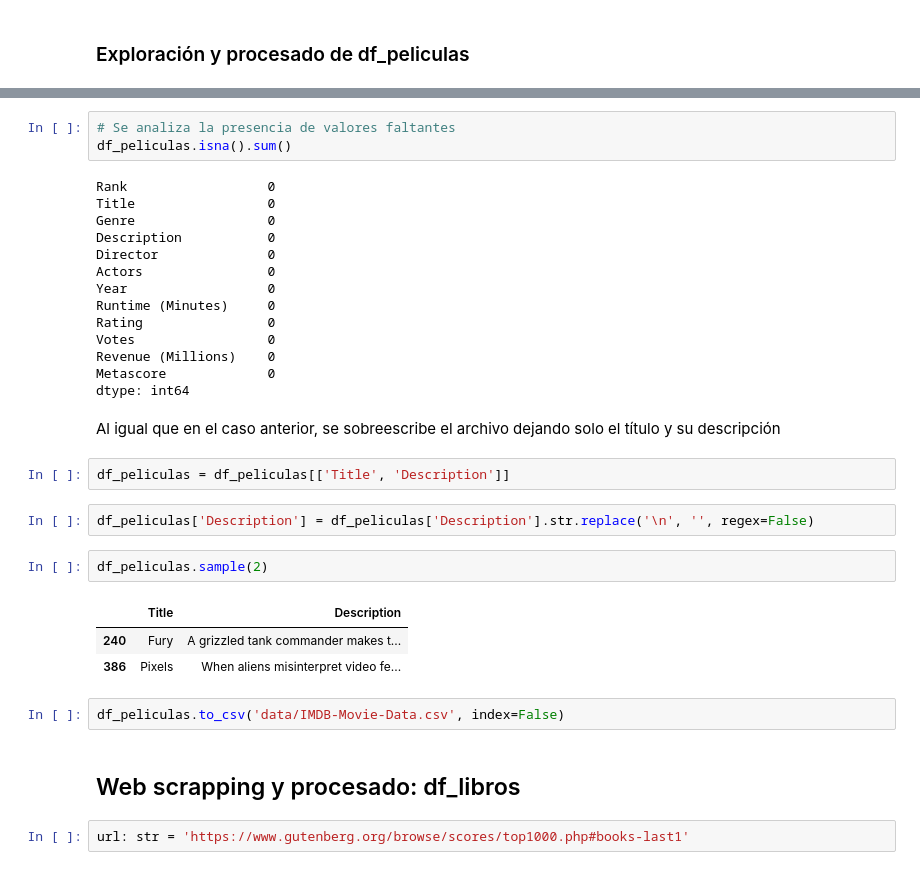
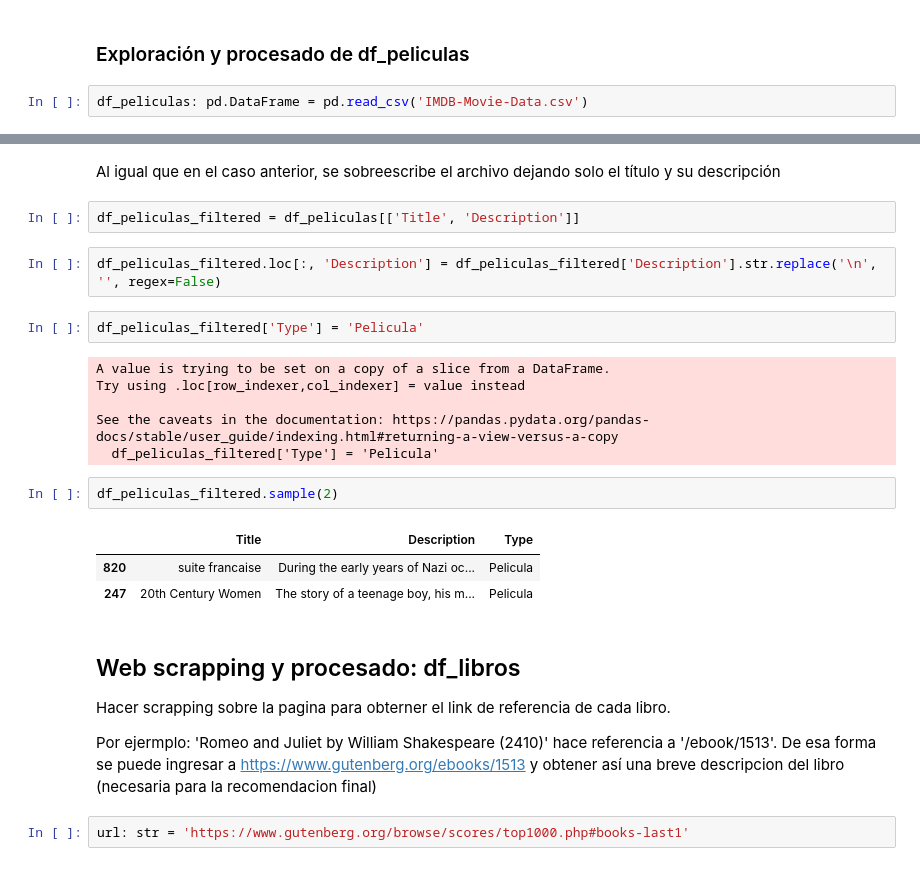
Before and after one commit to bpace1/NLP-TP1, a Jupyter notebook: NLP_TP1_datasets.ipynb, the cells around one changed output, grey strips where cells are left out. Saved outputs shown, nothing was run; the diff lists cells and outputs as text.

```diff
--- a/NLP_TP1_datasets.ipynb
+++ b/NLP_TP1_datasets.ipynb
@@ -105,6 +95,8 @@ df_juegos.to_csv('data/bgg_database.csv', index=False)
 # %% [markdown]
 
 ### Exploración y procesado de df_peliculas
+# %%
+df_peliculas: pd.DataFrame = pd.read_csv('IMDB-Movie-Data.csv')
 # %%
 df_peliculas.info()
 # %% [output]
@@ -139,36 +131,30 @@ df_peliculas.sample(5)
-# %%
-# Se analiza la presencia de valores faltantes
-df_peliculas.isna().sum()
-# %% [output]
-Rank                  0
-Title                 0
-Genre                 0
-Description           0
-Director              0
-Actors                0
-Year                  0
-Runtime (Minutes)     0
-Rating                0
-Votes                 0
-Revenue (Millions)    0
-Metascore             0
-dtype: int64
 # %% [markdown]
 Al igual que en el caso anterior, se sobreescribe el archivo dejando solo el título y su descripción
 # %%
-df_peliculas = df_peliculas[['Title', 'Description']]
+df_peliculas_filtered = df_peliculas[['Title', 'Description']]
 # %%
-df_peliculas['Description'] = df_peliculas['Description'].str.replace('\n', '', regex=False)
+df_peliculas_filtered.loc[:, 'Description'] = df_peliculas_filtered['Description'].str.replace('\n', '', regex=False)
+# %%
+df_peliculas_filtered['Type'] = 'Pelicula'
+# %% [output]
+A value is trying to be set on a copy of a slice from a DataFrame.
+Try using .loc[row_indexer,col_indexer] = value instead
+
+See the caveats in the documentation: https://pandas.pydata.org/pandas-docs/stable/user_guide/indexing.html#returning-a-view-versus-a-copy
+  df_peliculas_filtered['Type'] = 'Pelicula'
 # %%
-df_peliculas.sample(2)
+df_peliculas_filtered.sample(2)
 # %% [output]
-|  | Title | Description |
-| 240 | Fury | A grizzled tank commander makes t... |
-| 386 | Pixels | When aliens misinterpret video fe... |
+|  | Title | Description | Type |
+| 820 | suite francaise | During the early years of Nazi oc... | Pelicula |
+| 247 | 20th Century Women | The story of a teenage boy, his m... | Pelicula |
-# %%
-df_peliculas.to_csv('data/IMDB-Movie-Data.csv', index=False)
-# %% [markdown]
-
-## Web scrapping y procesado: df_libros
+# %% [markdown]
+
+## Web scrapping y procesado: df_libros
+
+
+Hacer scrapping sobre la pagina para obterner el link de referencia de cada libro.
+
+Por ejermplo: 'Romeo and Juliet by William Shakespeare (2410)' hace referencia a '/ebook/1513'. De esa forma se puede ingresar a https://www.gutenberg.org/ebooks/1513 y obtener así una breve descripcion del libro (necesaria para la recomendacion final)
 # %%
 url: str = 'https://www.gutenberg.org/browse/scores/top1000.php#books-last1'
```
Also changed, not shown: parts of 47 cells of this notebook.
